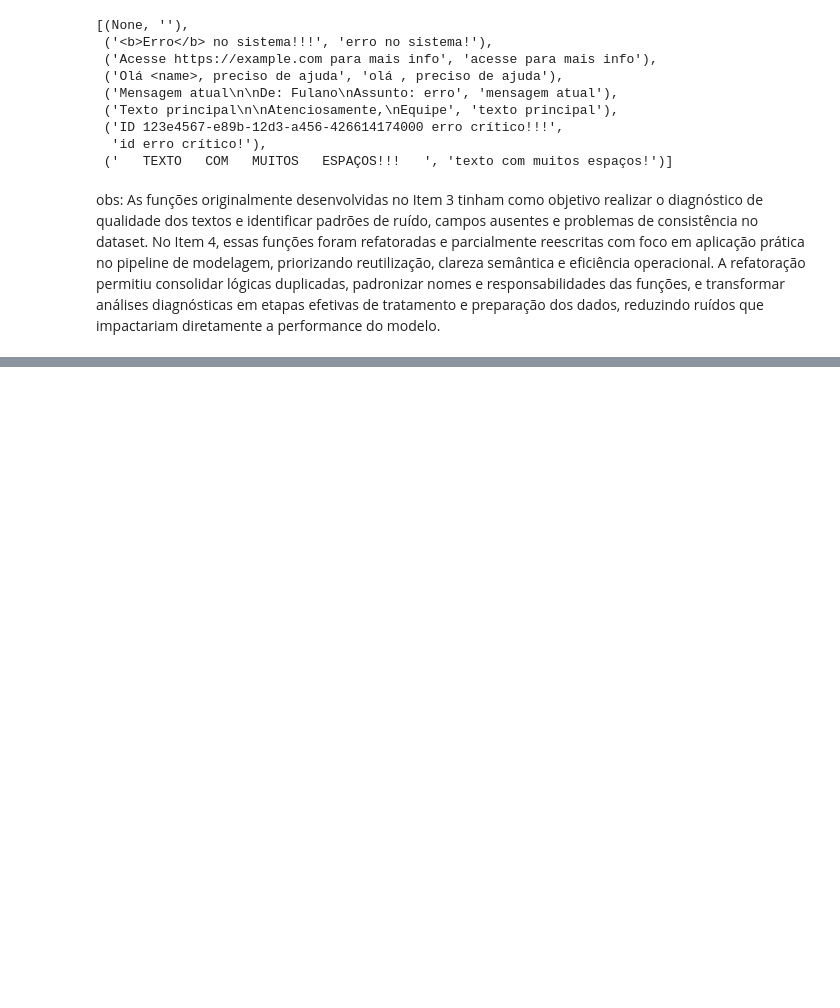
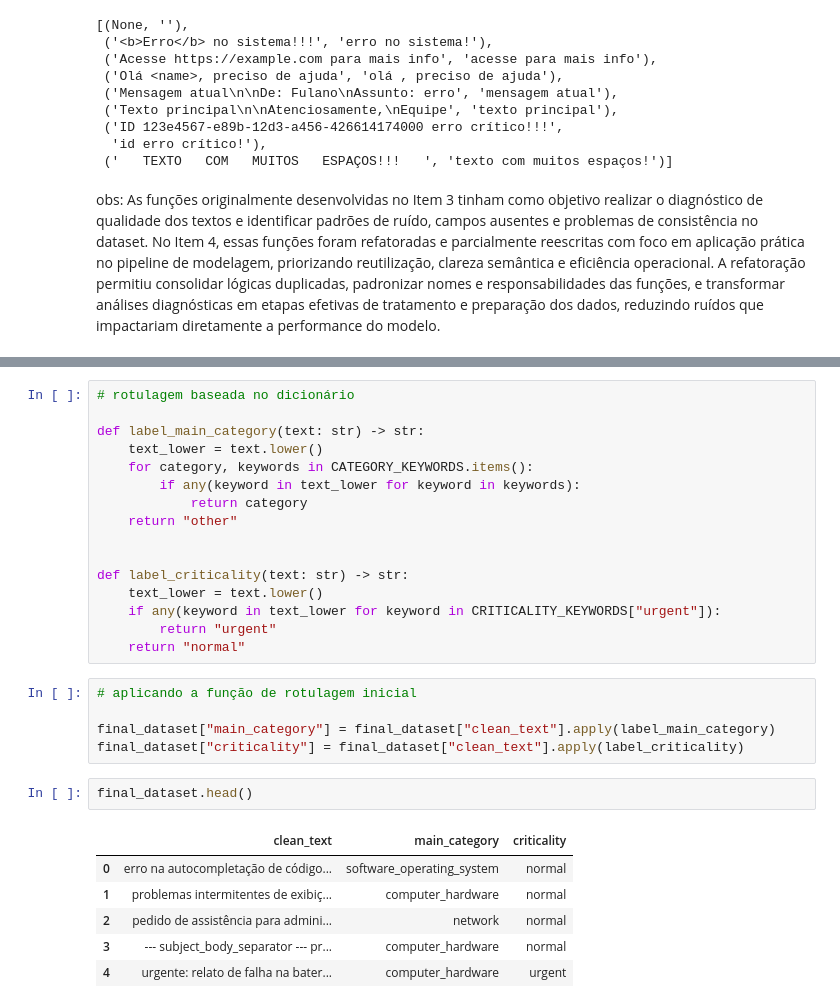
Before and after one commit to leticiarccorrea/case-ticketsclassification, a Jupyter notebook: case_ticketclassification.ipynb, the cells around one changed output, grey strips where cells are left out. Cells and saved outputs as stored; diff of their text form; blank space fills up the shorter version.

```diff
--- a/case_ticketclassification.ipynb
+++ b/case_ticketclassification.ipynb
@@ -886,0 +991,30 @@ obs: As funções originalmente desenvolvidas no Item 3 tinham como objetivo rea
+# %%
+# rotulagem baseada no dicionário
+
+def label_main_category(text: str) -> str:
+    text_lower = text.lower()
+    for category, keywords in CATEGORY_KEYWORDS.items():
+        if any(keyword in text_lower for keyword in keywords):
+            return category
+    return "other"
+
+
+def label_criticality(text: str) -> str:
+    text_lower = text.lower()
+    if any(keyword in text_lower for keyword in CRITICALITY_KEYWORDS["urgent"]):
+        return "urgent"
+    return "normal"
+# %%
+# aplicando a função de rotulagem inicial
+
+final_dataset["main_category"] = final_dataset["clean_text"].apply(label_main_category)
+final_dataset["criticality"] = final_dataset["clean_text"].apply(label_criticality)
+# %%
+final_dataset.head()
+# %% [output]
+|  | clean_text | main_category | criticality |
+| 0 | erro na autocompletação de código... | software_operating_system | normal |
+| 1 | problemas intermitentes de exibiç... | computer_hardware | normal |
+| 2 | pedido de assistência para admini... | network | normal |
+| 3 | --- subject_body_separator --- pr... | computer_hardware | normal |
+| 4 | urgente: relato de falha na bater... | computer_hardware | urgent |
```
Also changed, not shown: parts of 12 cells of this notebook.
